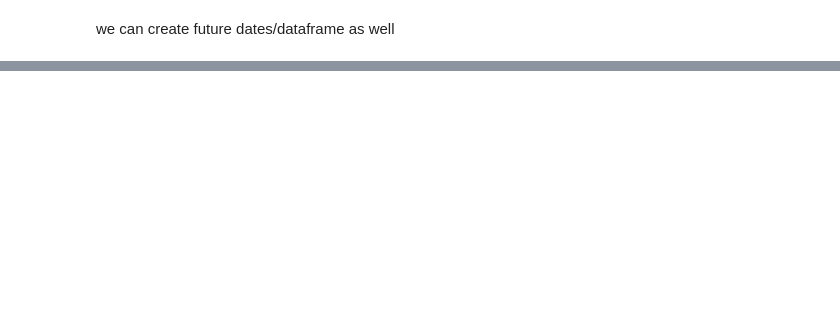
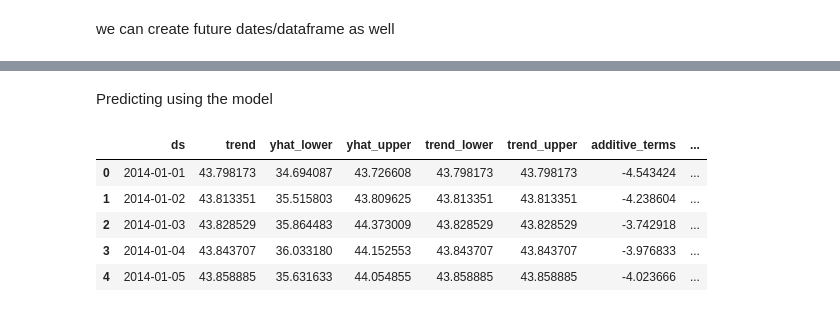
Before and after one commit to albertodavincishekhawat/Basic_AI, a Jupyter notebook: DailyTempratureFoscasting withFB_Prophet.ipynb, the cells around one changed output, grey strips where cells are left out. Saved outputs shown, nothing was run; the diff lists cells and outputs as text; code cells hidden in the pictures; blank space fills up the shorter version.

```diff
--- a/DailyTempratureFoscasting withFB_Prophet.ipynb
+++ b/DailyTempratureFoscasting withFB_Prophet.ipynb
@@ -92,0 +154,2 @@ we can create future dates/dataframe as well
+# %% [markdown]
+Predicting using the model
@@ -92,0 +158,9 @@ we can create future dates/dataframe as well
+# %%
+forecast.head()
+# %% [output]
+|  | ds | trend | yhat_lower | yhat_upper | trend_lower | trend_upper | additive_terms | ... |
+| 0 | 2014-01-01 | 43.798173 | 34.694087 | 43.726608 | 43.798173 | 43.798173 | -4.543424 | ... |
+| 1 | 2014-01-02 | 43.813351 | 35.515803 | 43.809625 | 43.813351 | 43.813351 | -4.238604 | ... |
+| 2 | 2014-01-03 | 43.828529 | 35.864483 | 44.373009 | 43.828529 | 43.828529 | -3.742918 | ... |
+| 3 | 2014-01-04 | 43.843707 | 36.033180 | 44.152553 | 43.843707 | 43.843707 | -3.976833 | ... |
+| 4 | 2014-01-05 | 43.858885 | 35.631633 | 44.054855 | 43.858885 | 43.858885 | -4.023666 | ... |
```
Also changed, not shown: parts of 22 cells of this notebook.
